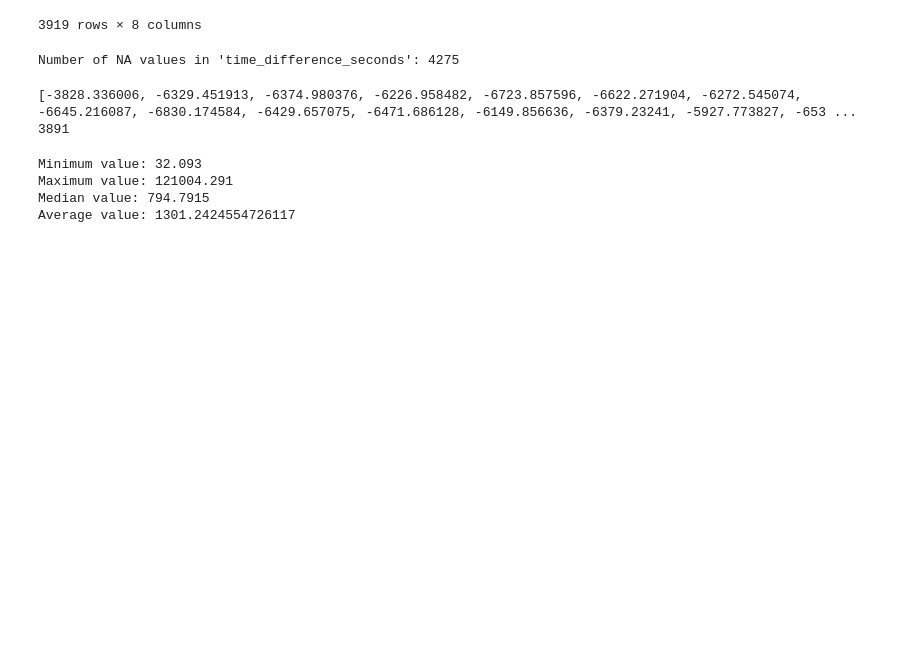
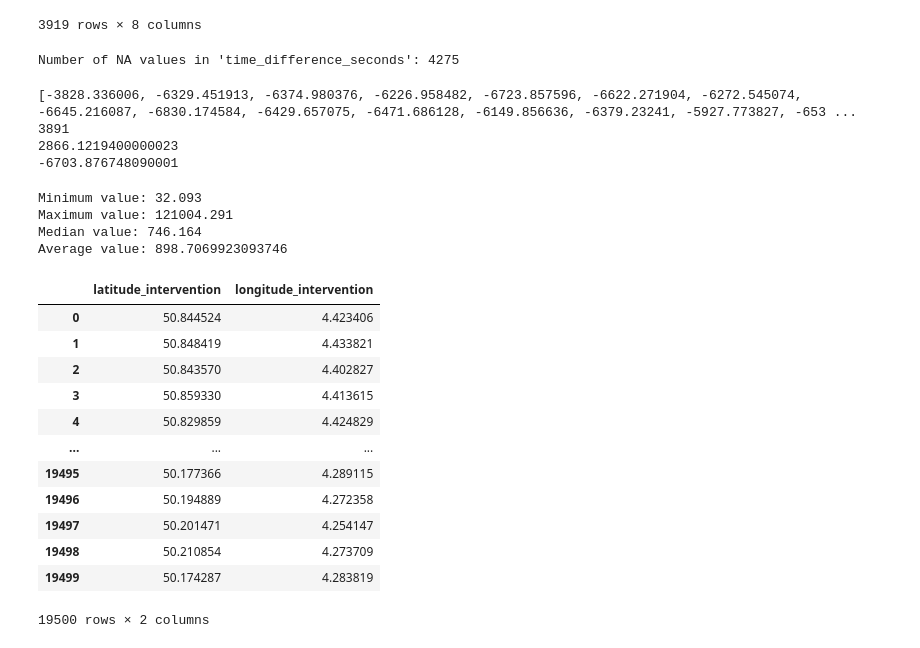
Before and after one commit to Elouan-Debels/MDAProject, a Jupyter notebook: preprocessing.ipynb, the cells around one changed output. Cells and saved outputs as stored; diff of their text form; code cells hidden in the pictures; blank space fills up the shorter version.

```diff
--- a/preprocessing.ipynb
+++ b/preprocessing.ipynb
@@ -125,7 +111,7 @@ Number of NA values in 'time_difference_seconds': 4275
 #there are negative values present in the timings column. Even if asuming we can simply convert them to positive values, the
 #values are unrealistically high for practically all (more than an hour), so we consider these values as missing.
 
-negative_values = card_arrest[card_arrest['time_difference_seconds'] < 0]['time_difference_seconds']
+negative_values = card_arrest[card_arrest_all['time_difference_seconds'] < 0]['time_difference_seconds']
 
 negative_count = negative_values.count()
 
@@ -133,14 +119,21 @@ negative_values_list = negative_values.tolist()
 
 print(negative_values_list)
 print(negative_count)
+
+percentile_99 = card_arrest_all['time_difference_seconds'].quantile(0.99)
+percentile_1 = card_arrest_all['time_difference_seconds'].quantile(0.01)
+print(percentile_99)
+print(percentile_1)
 # %% [output]
 [-3828.336006, -6329.451913, -6374.980376, -6226.958482, -6723.857596, -6622.271904, -6272.545074, -6645.216087, -6830.174584, -6429.657075, -6471.686128, -6149.856636, -6379.23241, -5927.773827, -653 ...
 3891
+2866.1219400000023
+-6703.876748090001
 # %%
-#convert to absolute values first, otherwise the minimum values will be the impossible negative values.
-card_arrest['time_difference_seconds'] = card_arrest['time_difference_seconds'].abs()
+#convert negative values to missing values (NaN), since these values are not realistic and should not be used any further.
+card_arrest_all.loc[card_arrest['time_difference_seconds'] < 0, 'time_difference_seconds'] = np.nan
 
-#considering the average time needed of 16 minutes and 49 seconds and the median value of 11 minutes 38 seconds, we consider the missing values as not
+#considering the average time needed of 14 minutes and 58 seconds and the median value of 12 minutes 26 seconds, we consider the missing values as not
 #reached in time by the ambulance.
 
 min_value = card_arrest['time_difference_seconds'].min()
@@ -156,8 +149,8 @@ print(f"Average value: {mean_value}")
 # %% [output]
 Minimum value: 32.093
 Maximum value: 121004.291
-Median value: 794.7915
-Average value: 1301.2424554726117
+Median value: 746.164
+Average value: 898.7069923093746
 # %%
 #it is hard to find the exact time a person with cardiac arrest can survive without receiving aid. This exact value influences
 #the results of the analysis drastically however. In a real analysis the stakeholder would be contacted to provide an estimate of this time.
@@ -198,6 +191,22 @@ def combined_sampling(df, num_samples, perturbation_std=0.01):
     return pd.DataFrame(new_data)
 
 df_synthetic = combined_sampling(card_arrest, num_samples=20000, perturbation_std=0.01)
+# %%
+df_synthetic
+# %% [output]
+|  | latitude_intervention | longitude_intervention |
+| 0 | 50.844524 | 4.423406 |
+| 1 | 50.848419 | 4.433821 |
+| 2 | 50.843570 | 4.402827 |
+| 3 | 50.859330 | 4.413615 |
+| 4 | 50.829859 | 4.424829 |
+| ... | ... | ... |
+| 19495 | 50.177366 | 4.289115 |
+| 19496 | 50.194889 | 4.272358 |
+| 19497 | 50.201471 | 4.254147 |
+| 19498 | 50.210854 | 4.273709 |
+| 19499 | 50.174287 | 4.283819 |
+19500 rows × 2 columns
 # %%
 #the plot shows that the synthetic data created using this method matches the observed data well. This data can be used later,
 #in order to test the performance of our newly located AED's.
```
Also changed, not shown: parts of 2 cells of this notebook, 3 other files.
